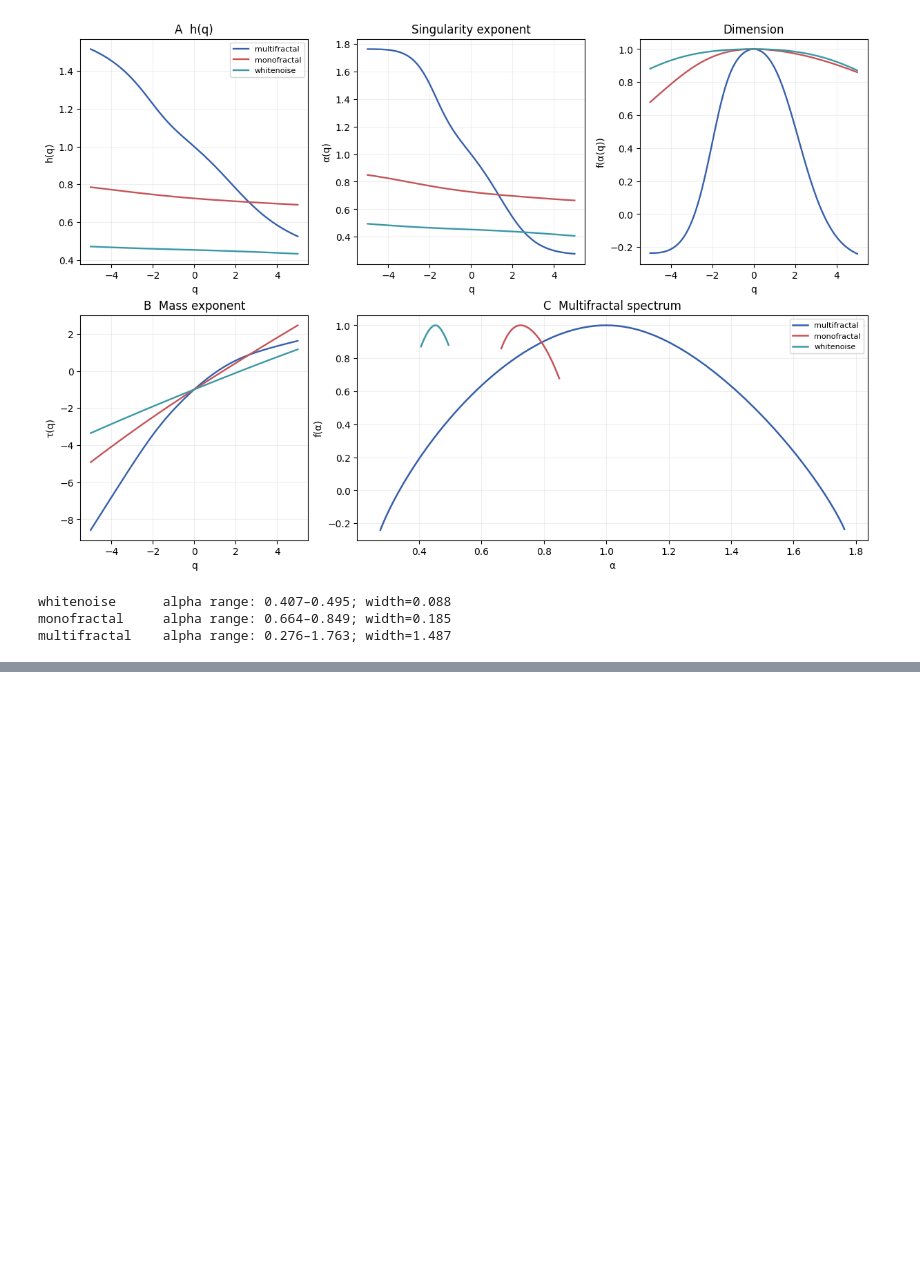
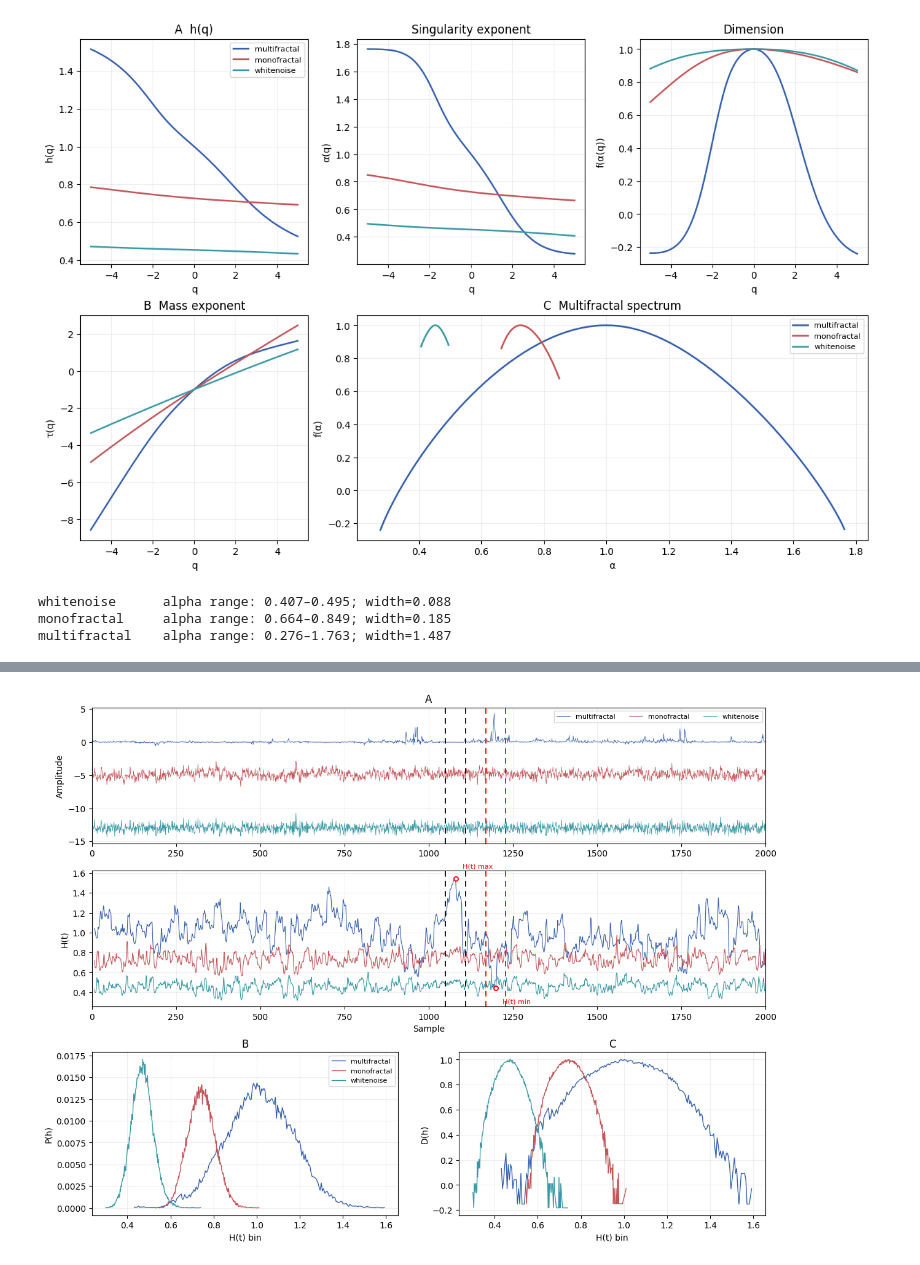
Before and after one commit to mrtkp9993/mfdfa-python, a Jupyter notebook: notebook.ipynb, the cells around one changed output, grey strips where cells are left out. Cells and saved outputs as stored; diff of their text form; code cells hidden in the pictures; blank space fills up the shorter version.

```diff
--- a/notebook.ipynb
+++ b/notebook.ipynb
@@ -421,0 +531,9 @@ multifractal    alpha range: 0.276–1.763; width=1.487
+# %%
+Ht = {}
+i0 = np.where(q == 0)[0][0]
+for name in COLORS:
+    h0 = Hq[name][i0]
+    baseline = np.polyval(coefficients[name][:, i0], np.log2(local_scales))
+    Ht[name] = h0 + (baseline[:, None] - np.log2(RMS_t[name])) / np.log2(
+        len(signals[name]) / local_scales[:, None]
+    )
@@ -421,0 +542,78 @@ multifractal    alpha range: 0.276–1.763; width=1.487
+# %%
+Ht = {}
+histograms = {}
+for name in ("multifractal", "monofractal", "whitenoise"):
+    f0_13 = np.array([q_fluctuation(r, np.array([0.0]))[0] for r in rms_by_scale[name]])
+    coef0_13 = np.polyfit(np.log2(scales), np.log2(f0_13), 1)
+    h0_13 = coef0_13[0]
+    baseline_log2_13 = np.polyval(coef0_13, np.log2(local_scales))
+    Ht[name] = h0_13 + (baseline_log2_13[:, None] - np.log2(RMS_t[name])) / np.log2(
+        len(signals[name]) / local_scales[:, None]
+    )
+    ht_flat13 = Ht[name].ravel()
+    counts13, edges13 = np.histogram(ht_flat13, bins=round(np.sqrt(len(ht_flat13))))
+    centers13 = (edges13[:-1] + edges13[1:]) / 2
+    ph13 = counts13 / counts13.sum()
+    dh13 = np.full(len(ph13), np.nan)
+    nonzero13 = counts13 > 0
+    dh13[nonzero13] = 1 - np.log(ph13[nonzero13] / ph13.max()) / (
+        -np.log(np.mean(scales))
+    )
+    histograms[name] = (centers13, ph13, dh13)
+
+fig = plt.figure(figsize=(12, 9), layout="constrained")
+gs13 = fig.add_gridspec(3, 2, height_ratios=[1, 1, 1.2])
+ax_signal = fig.add_subplot(gs13[0, :])
+ax_ht = fig.add_subplot(gs13[1, :], sharex=ax_signal)
+ax_ph = fig.add_subplot(gs13[2, 0])
+ax_dh = fig.add_subplot(gs13[2, 1])
+first13 = 2000
+for name, offset, display_factor in (
+    ("multifractal", 0, 0.22),
+    ("monofractal", -5, 0.5),
+    ("whitenoise", -13, 0.5),
+):
+    ax_signal.plot(
+        np.arange(first13),
+        offset + display_factor * signals[name][:first13],
+        lw=0.55,
+        color=COLORS[name],
+        label=name,
+    )
+    visible = time < first13
+    ax_ht.plot(
+        time[visible], Ht[name][-2, visible], lw=0.8, color=COLORS[name], label=name
+    )
+for center, color in ((1080, "black"), (1199, "red")):
+    for boundary in (center - 30, center + 30):
+        for ax in (ax_signal, ax_ht):
+            ax.axvline(boundary, color=color, ls=(0, (5, 4)), lw=1.3, zorder=4)
+for center, label, color, shift in (
+    (1080, "H(t) max", "red", (8, 12)),
+    (1199, "H(t) min", "red", (8, -18)),
+):
+    j = int(np.argmin(np.abs(time - center)))
+    y = Ht["multifractal"][-2, j]
+    ax_ht.plot(time[j], y, "o", ms=5, mfc="white", mec=color, mew=1.4, zorder=6)
+    ax_ht.annotate(
+        label,
+        (time[j], y),
+        xytext=shift,
+        textcoords="offset points",
+        fontsize=8,
+        color=color,
+    )
+ax_signal.set(ylabel="Amplitude", title="A")
+ax_signal.legend(fontsize=8, ncol=3)
+ax_ht.set(xlabel="Sample", ylabel="H(t)", xlim=(0, first13))
+for name in ("multifractal", "monofractal", "whitenoise"):
+    center, ph, dh = histograms[name]
+    mask = np.isfinite(dh)
+    ax_ph.plot(center, ph, color=COLORS[name], lw=1, label=name)
+    ax_dh.plot(center[mask], dh[mask], color=COLORS[name], lw=1, label=name)
+ax_ph.set(title="B", xlabel="H(t) bin", ylabel="P(h)")
+ax_dh.set(title="C", xlabel="H(t) bin", ylabel="D(h)")
+ax_ph.legend(fontsize=8)
+plt.show()
+# %% [output]
+[figure, added]
```
Also changed, not shown: parts of 2 cells of this notebook.
